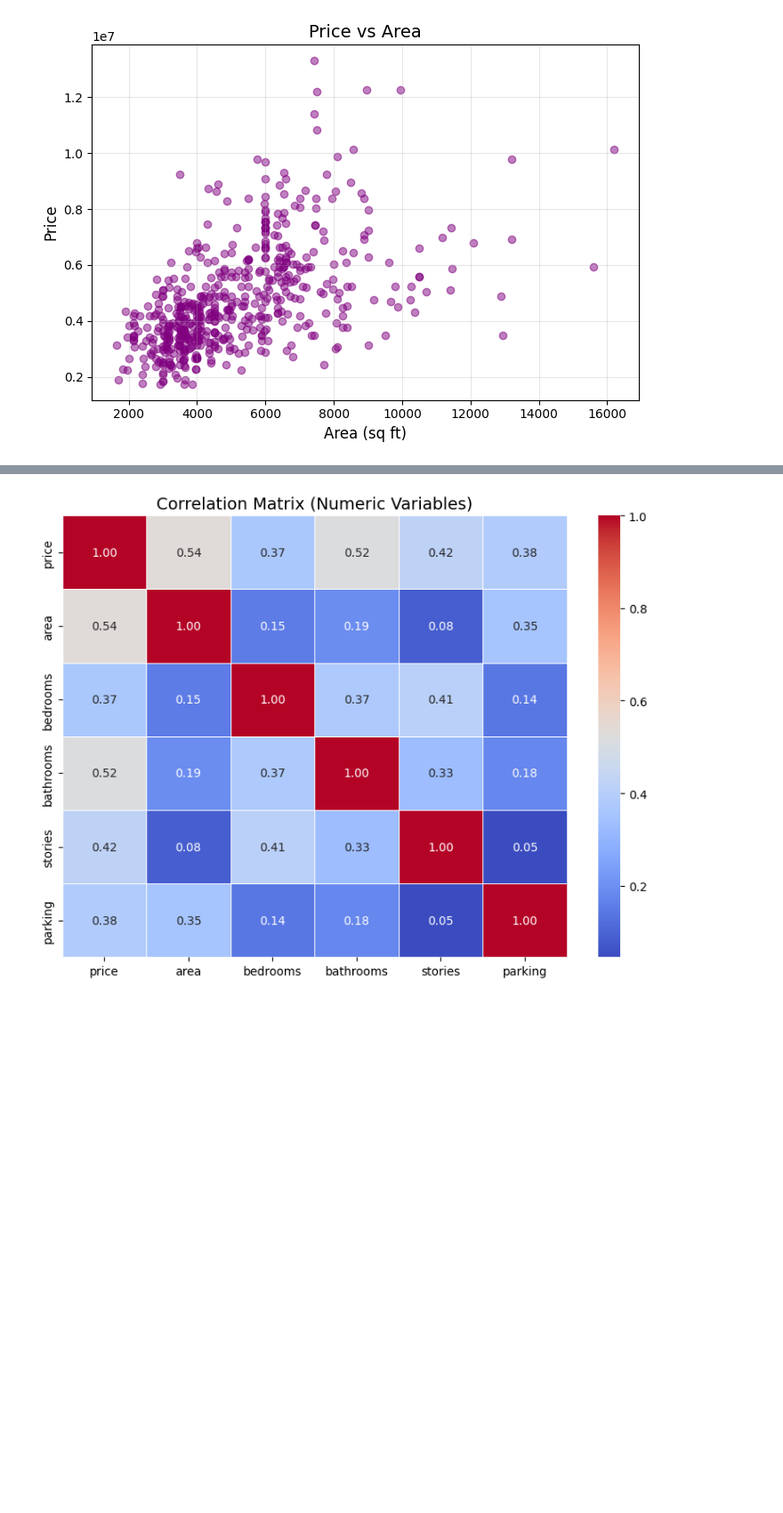
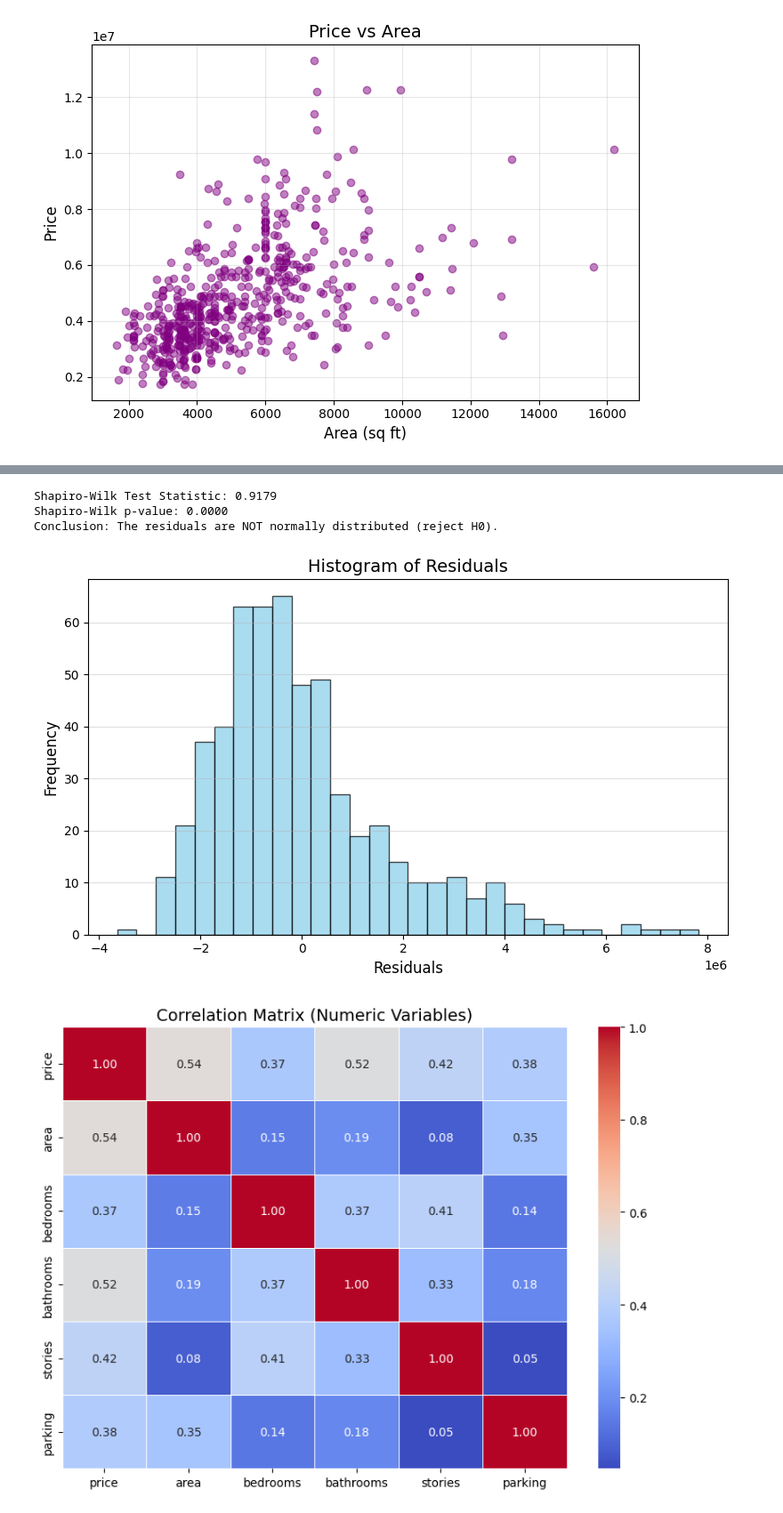
Before and after one commit to ailove27/housing, a Jupyter notebook: Sprint_2_Visualizations.ipynb, the cells around one changed output, grey strips where cells are left out. Shown at 89% size. Drawn from its saved outputs; the diff is of its cells as text; code cells hidden in the pictures; blank space fills up the shorter version.

```diff
--- a/Sprint_2_Visualizations.ipynb
+++ b/Sprint_2_Visualizations.ipynb
@@ -75,3 +134,29 @@ plt.show()
+# %%
+shapiro_test = stats.shapiro(residuals)
+
+print(f"Shapiro-Wilk Test Statistic: {shapiro_test.statistic:.4f}")
+print(f"Shapiro-Wilk p-value: {shapiro_test.pvalue:.4f}")
+
+alpha = 0.05
+if shapiro_test.pvalue < alpha:
+    print("Conclusion: The residuals are NOT normally distributed (reject H0).")
+else:
+    print("Conclusion: The residuals ARE normally distributed (fail to reject H0).")
+# %% [output]
+Shapiro-Wilk Test Statistic: 0.9179
+Shapiro-Wilk p-value: 0.0000
+Conclusion: The residuals are NOT normally distributed (reject H0).
+# %%
+plt.figure(figsize=(8, 5))
+plt.hist(residuals, bins=30, color='skyblue', edgecolor='black', alpha=0.7)
+plt.title("Histogram of Residuals", fontsize=14)
+plt.xlabel("Residuals", fontsize=12)
+plt.ylabel("Frequency", fontsize=12)
+plt.grid(axis='y', alpha=0.4)
+plt.tight_layout()
+plt.show()
+# %% [output]
+[figure, added]
 # %%
 #correlation heatmap
 numeric_cols = df.select_dtypes(include=[np.number])
```
Also changed, not shown: parts of 5 cells of this notebook.
